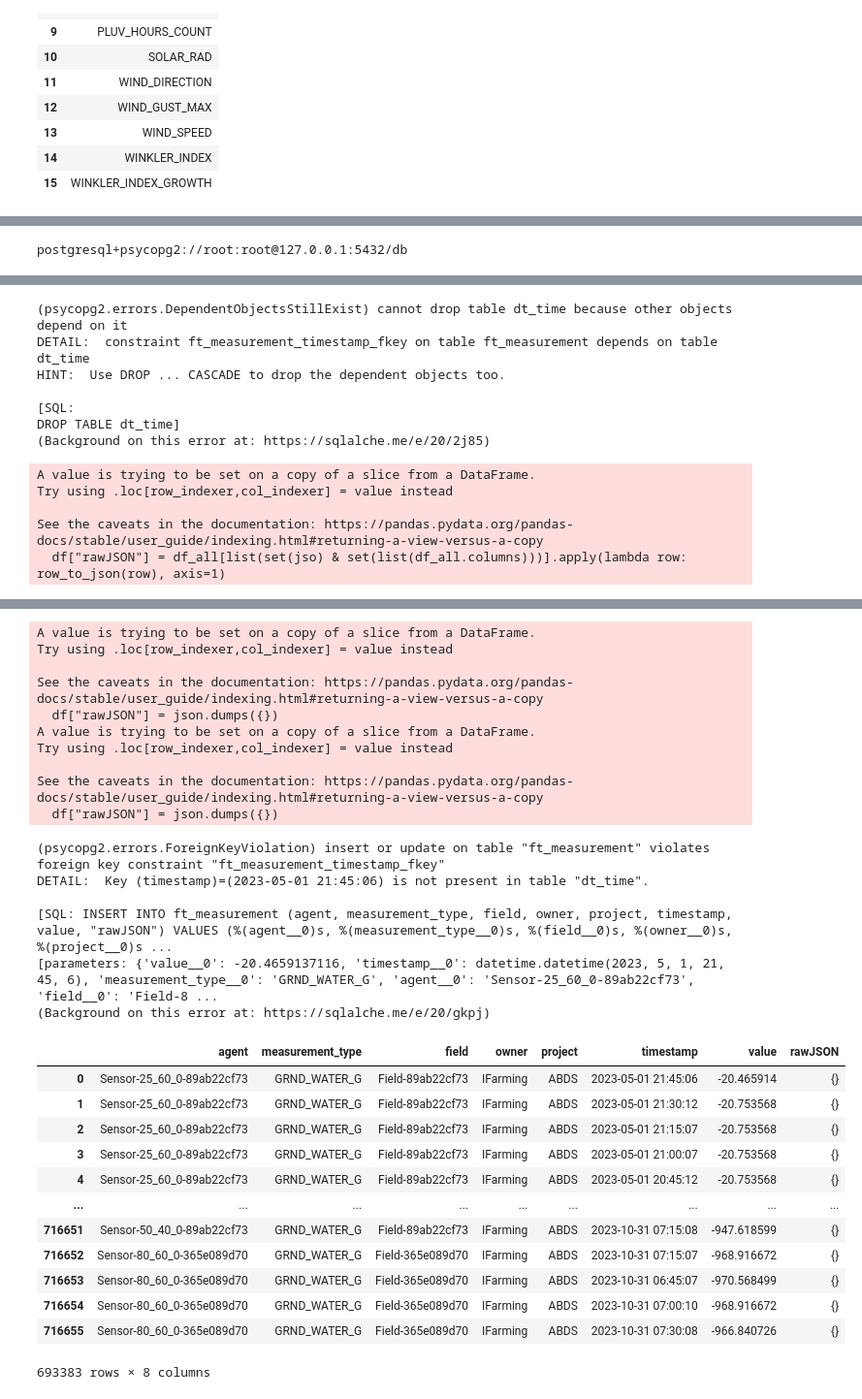
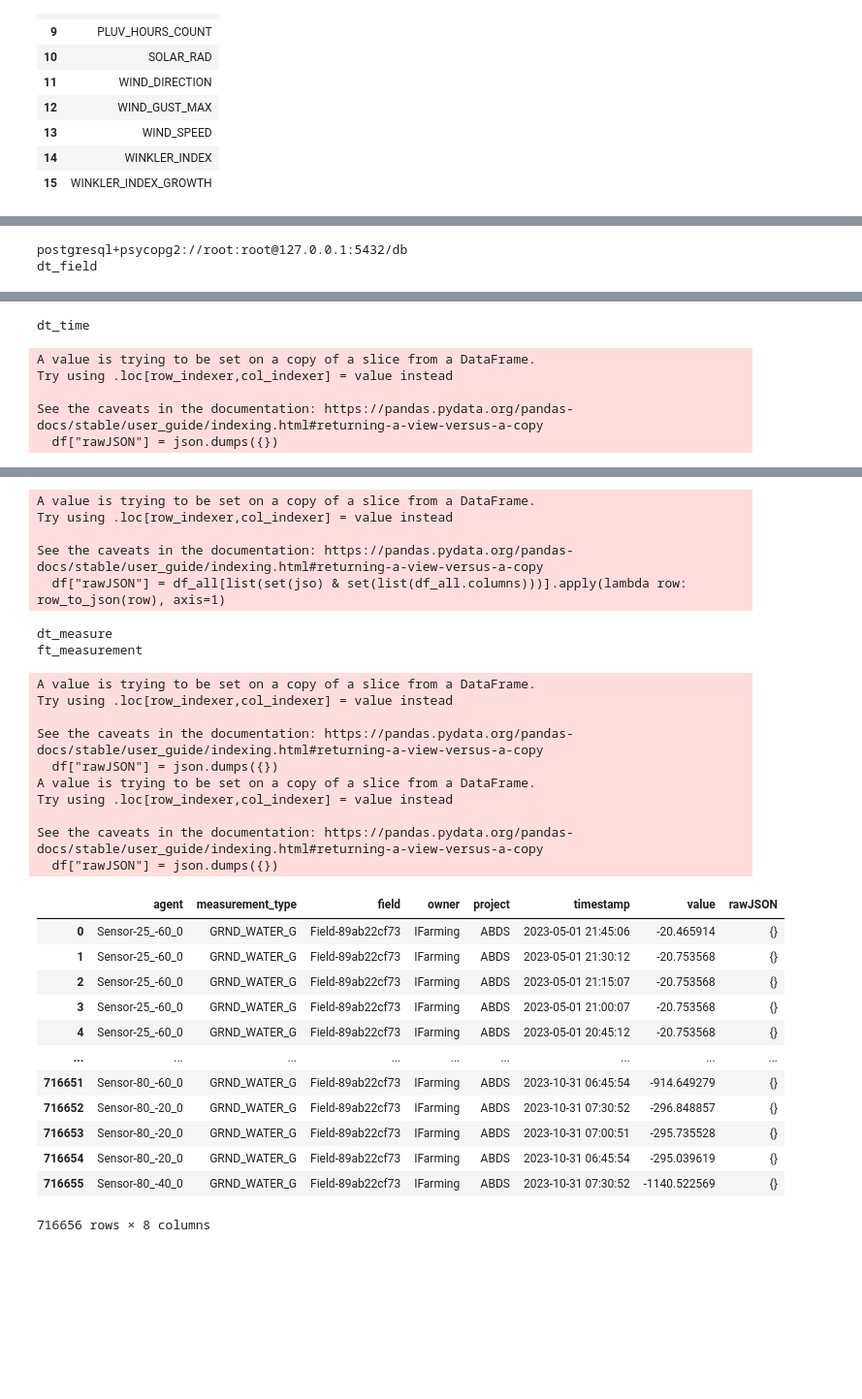
Before and after one commit to w4bo/dataset-watering, a Jupyter notebook: datasets/2_extract_watering_real.ipynb, the cells around one changed output, grey strips where cells are left out. Shown: that part at 97% size. Saved outputs shown, nothing was run; the diff lists cells and outputs as text; code cells hidden in the pictures; blank space fills up the shorter version.

Commit message:
fix(watering): fix duplicates
* fix(watering): fix duplicates

* add agent back

---------

Co-authored-by: w4bo <you@example.com>

```diff
--- a/datasets/2_extract_watering_real.ipynb
+++ b/datasets/2_extract_watering_real.ipynb
@@ -125,28 +125,18 @@ tables = get_tables()
 tables["dt_agent"]["json"] = ["x", "y", "z"]
 
 engine = get_engine(out_db_params)
-
 columns = get_columns(tables)
 for tablename, cols in tables.items():
-    try:
-        edf = dw[cols["col"]]
-        compute_json(edf, dw, cols)
-        edf = edf[cols["col"] + ["rawJSON"]].drop_duplicates()
-        if tablename == "dt_time":
-            sdate = edf["timestamp"].min()
-            edate = edf["timestamp"].max()
-            mydt = pd.DataFrame({'timestamp': pd.date_range(sdate, edate, freq='h')})
-            mydt = pd.merge(edf, mydt, on='timestamp', how='outer')
-            ext_date(mydt)
-            mydt.to_sql(tablename, engine, if_exists='replace', index=False)
-        else:
-            edf.to_sql(tablename, engine, if_exists='append', index=False)
-    except Exception as e:
-        print(e)
+    print(tablename)
+    edf = dw[cols["col"]]
+    compute_json(edf, dw, cols)
+    edf = edf[cols["col"] + ["rawJSON"]]
+    read_and_update(tablename, extend_dates(edf) if tablename == "dt_time" else edf, engine)
 
 edf
 # %% [output]
 postgresql+psycopg2://root:root@127.0.0.1:5432/db
+dt_field
 A value is trying to be set on a copy of a slice from a DataFrame.
 Try using .loc[row_indexer,col_indexer] = value instead
 
@@ -160,12 +145,6 @@ See the caveats in the documentation: https://pandas.pydata.org/pandas-docs/stab
-(psycopg2.errors.DependentObjectsStillExist) cannot drop table dt_time because other objects depend on it
-DETAIL:  constraint ft_measurement_timestamp_fkey on table ft_measurement depends on table dt_time
-HINT:  Use DROP ... CASCADE to drop the dependent objects too.
-
-[SQL:
-DROP TABLE dt_time]
-(Background on this error at: https://sqlalche.me/e/20/2j85)
+dt_time
 A value is trying to be set on a copy of a slice from a DataFrame.
 Try using .loc[row_indexer,col_indexer] = value instead
 
 See the caveats in the documentation: https://pandas.pydata.org/pandas-docs/stable/user_guide/indexing.html#returning-a-view-versus-a-copy
-  df["rawJSON"] = df_all[list(set(jso) & set(list(df_all.columns)))].apply(lambda row: row_to_json(row), axis=1)
+  df["rawJSON"] = json.dumps({})
@@ -184,29 +152,30 @@ DETAIL:  Key (measurement_type)=(WIND_SPEED) already exists.
 A value is trying to be set on a copy of a slice from a DataFrame.
 Try using .loc[row_indexer,col_indexer] = value instead
 
 See the caveats in the documentation: https://pandas.pydata.org/pandas-docs/stable/user_guide/indexing.html#returning-a-view-versus-a-copy
-  df["rawJSON"] = json.dumps({})
-A value is trying to be set on a copy of a slice from a DataFrame.
-Try using .loc[row_indexer,col_indexer] = value instead
-
-See the caveats in the documentation: https://pandas.pydata.org/pandas-docs/stable/user_guide/indexing.html#returning-a-view-versus-a-copy
-  df["rawJSON"] = json.dumps({})
+  df["rawJSON"] = df_all[list(set(jso) & set(list(df_all.columns)))].apply(lambda row: row_to_json(row), axis=1)
-(psycopg2.errors.ForeignKeyViolation) insert or update on table "ft_measurement" violates foreign key constraint "ft_measurement_timestamp_fkey"
-DETAIL:  Key (timestamp)=(2023-05-01 21:45:06) is not present in table "dt_time".
-
-[SQL: INSERT INTO ft_measurement (agent, measurement_type, field, owner, project, timestamp, value, "rawJSON") VALUES (%(agent__0)s, %(measurement_type__0)s, %(field__0)s, %(owner__0)s, %(project__0)s ...
-[parameters: {'value__0': -20.4659137116, 'timestamp__0': datetime.datetime(2023, 5, 1, 21, 45, 6), 'measurement_type__0': 'GRND_WATER_G', 'agent__0': 'Sensor-25_60_0-89ab22cf73', 'field__0': 'Field-8 ...
-(Background on this error at: https://sqlalche.me/e/20/gkpj)
+dt_measure
+ft_measurement
+A value is trying to be set on a copy of a slice from a DataFrame.
+Try using .loc[row_indexer,col_indexer] = value instead
+
+See the caveats in the documentation: https://pandas.pydata.org/pandas-docs/stable/user_guide/indexing.html#returning-a-view-versus-a-copy
+  df["rawJSON"] = json.dumps({})
+A value is trying to be set on a copy of a slice from a DataFrame.
+Try using .loc[row_indexer,col_indexer] = value instead
+
+See the caveats in the documentation: https://pandas.pydata.org/pandas-docs/stable/user_guide/indexing.html#returning-a-view-versus-a-copy
+  df["rawJSON"] = json.dumps({})
 |  | agent | measurement_type | field | owner | project | timestamp | value | rawJSON |
-| 0 | Sensor-25_60_0-89ab22cf73 | GRND_WATER_G | Field-89ab22cf73 | IFarming | ABDS | 2023-05-01 21:45:06 | -20.465914 | {} |
-| 1 | Sensor-25_60_0-89ab22cf73 | GRND_WATER_G | Field-89ab22cf73 | IFarming | ABDS | 2023-05-01 21:30:12 | -20.753568 | {} |
-| 2 | Sensor-25_60_0-89ab22cf73 | GRND_WATER_G | Field-89ab22cf73 | IFarming | ABDS | 2023-05-01 21:15:07 | -20.753568 | {} |
-| 3 | Sensor-25_60_0-89ab22cf73 | GRND_WATER_G | Field-89ab22cf73 | IFarming | ABDS | 2023-05-01 21:00:07 | -20.753568 | {} |
-| 4 | Sensor-25_60_0-89ab22cf73 | GRND_WATER_G | Field-89ab22cf73 | IFarming | ABDS | 2023-05-01 20:45:12 | -20.753568 | {} |
+| 0 | Sensor-25_-60_0 | GRND_WATER_G | Field-89ab22cf73 | IFarming | ABDS | 2023-05-01 21:45:06 | -20.465914 | {} |
+| 1 | Sensor-25_-60_0 | GRND_WATER_G | Field-89ab22cf73 | IFarming | ABDS | 2023-05-01 21:30:12 | -20.753568 | {} |
+| 2 | Sensor-25_-60_0 | GRND_WATER_G | Field-89ab22cf73 | IFarming | ABDS | 2023-05-01 21:15:07 | -20.753568 | {} |
+| 3 | Sensor-25_-60_0 | GRND_WATER_G | Field-89ab22cf73 | IFarming | ABDS | 2023-05-01 21:00:07 | -20.753568 | {} |
+| 4 | Sensor-25_-60_0 | GRND_WATER_G | Field-89ab22cf73 | IFarming | ABDS | 2023-05-01 20:45:12 | -20.753568 | {} |
 | ... | ... | ... | ... | ... | ... | ... | ... | ... |
-| 716651 | Sensor-50_40_0-89ab22cf73 | GRND_WATER_G | Field-89ab22cf73 | IFarming | ABDS | 2023-10-31 07:15:08 | -947.618599 | {} |
-| 716652 | Sensor-80_60_0-365e089d70 | GRND_WATER_G | Field-365e089d70 | IFarming | ABDS | 2023-10-31 07:15:07 | -968.916672 | {} |
-| 716653 | Sensor-80_60_0-365e089d70 | GRND_WATER_G | Field-365e089d70 | IFarming | ABDS | 2023-10-31 06:45:07 | -970.568499 | {} |
-| 716654 | Sensor-80_60_0-365e089d70 | GRND_WATER_G | Field-365e089d70 | IFarming | ABDS | 2023-10-31 07:00:10 | -968.916672 | {} |
-| 716655 | Sensor-80_60_0-365e089d70 | GRND_WATER_G | Field-365e089d70 | IFarming | ABDS | 2023-10-31 07:30:08 | -966.840726 | {} |
+| 716651 | Sensor-80_-60_0 | GRND_WATER_G | Field-89ab22cf73 | IFarming | ABDS | 2023-10-31 06:45:54 | -914.649279 | {} |
+| 716652 | Sensor-80_-20_0 | GRND_WATER_G | Field-89ab22cf73 | IFarming | ABDS | 2023-10-31 07:30:52 | -296.848857 | {} |
+| 716653 | Sensor-80_-20_0 | GRND_WATER_G | Field-89ab22cf73 | IFarming | ABDS | 2023-10-31 07:00:51 | -295.735528 | {} |
+| 716654 | Sensor-80_-20_0 | GRND_WATER_G | Field-89ab22cf73 | IFarming | ABDS | 2023-10-31 06:45:54 | -295.039619 | {} |
+| 716655 | Sensor-80_-40_0 | GRND_WATER_G | Field-89ab22cf73 | IFarming | ABDS | 2023-10-31 07:30:52 | -1140.522569 | {} |
-693383 rows × 8 columns
+716656 rows × 8 columns
```
Also changed, not shown: parts of 6 cells of this notebook, 3 other files.
